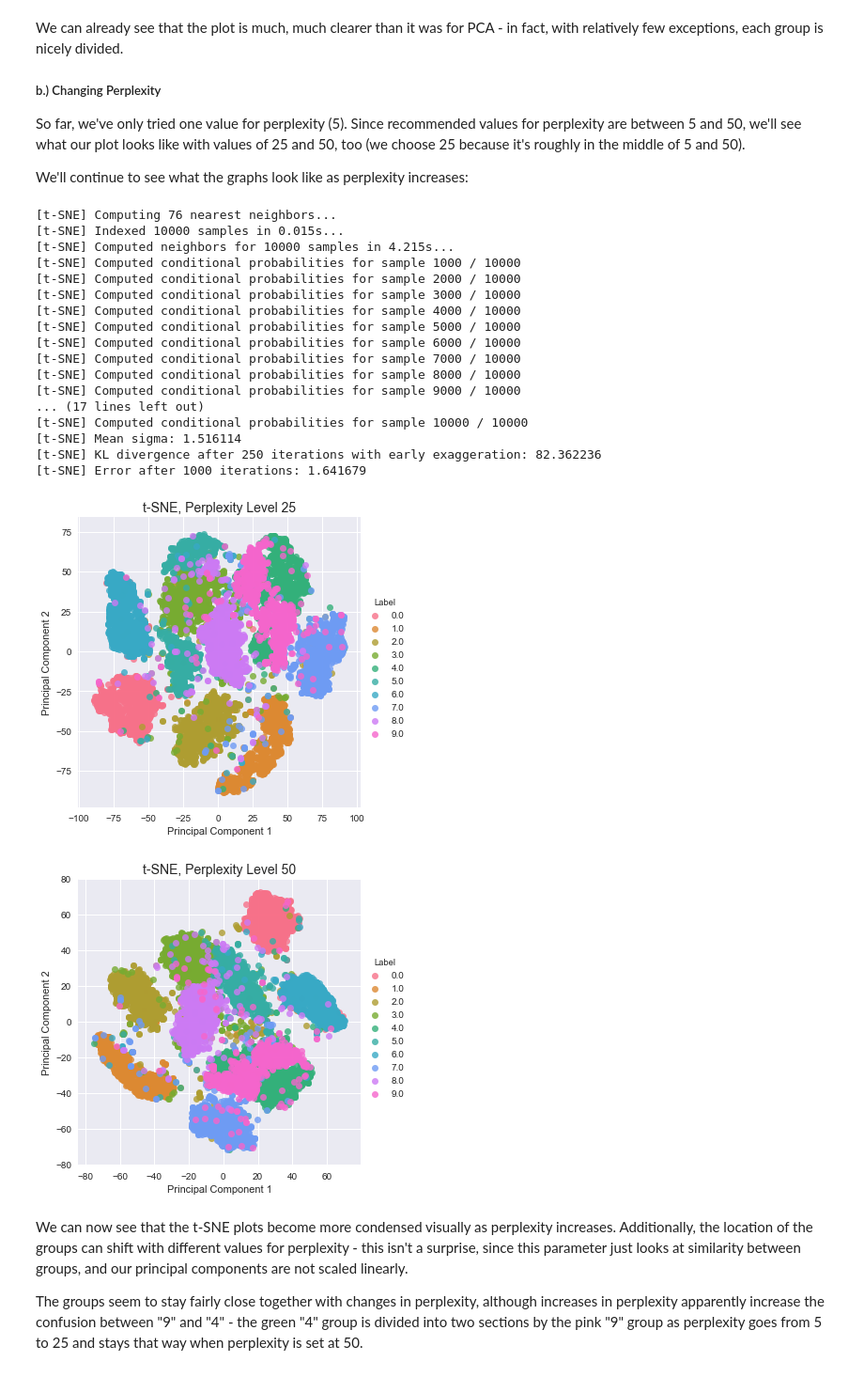
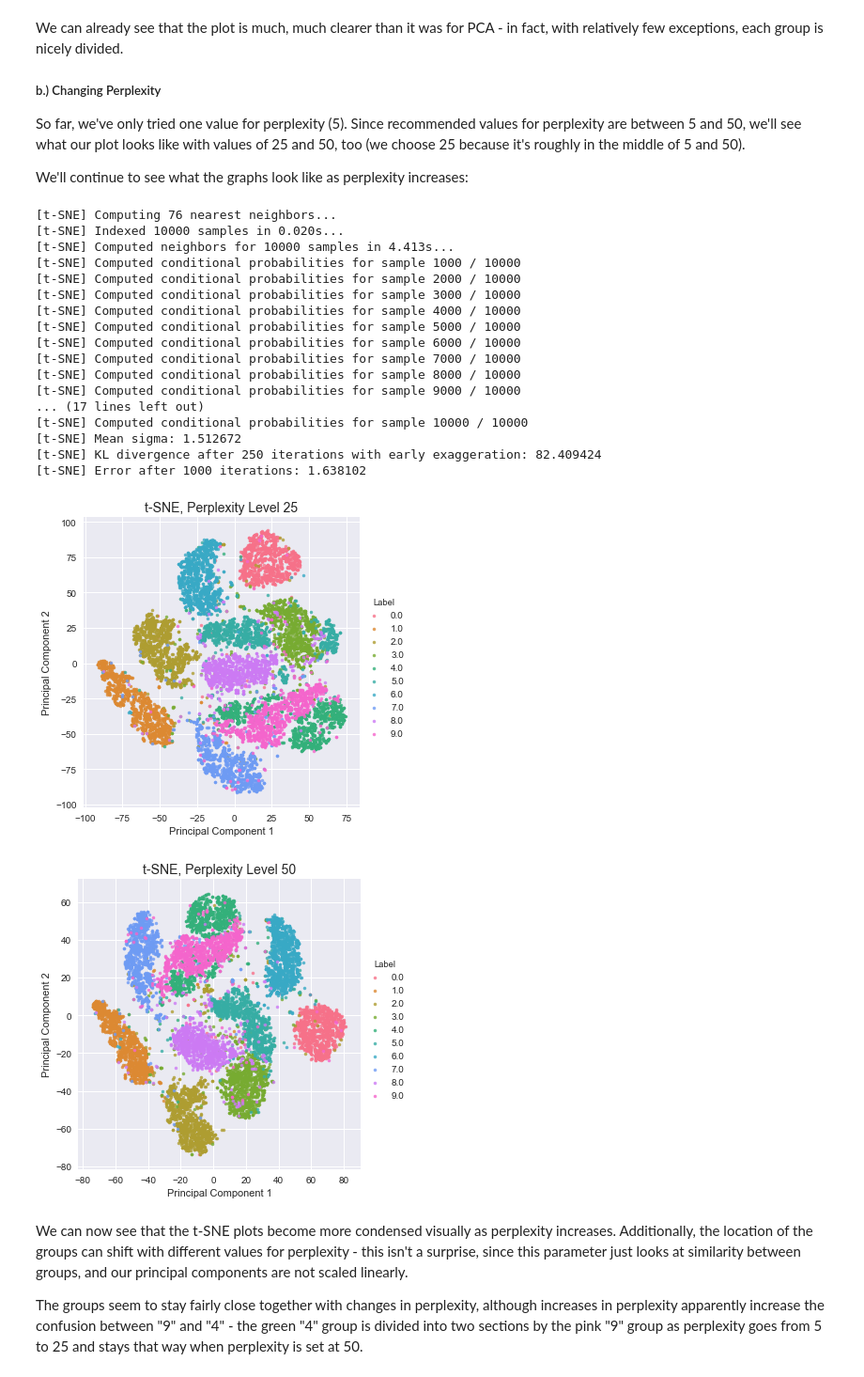
Before and after one commit to jhigbee2/byu_econ_applied_machine_learning, a Jupyter notebook: homeworks/ps5.ipynb, the cells around one changed output. Shown at 94% size. Drawn from its saved outputs; the diff is of its cells as text; code cells hidden in the pictures.

```diff
--- a/homeworks/ps5.ipynb
+++ b/homeworks/ps5.ipynb
@@ -316,43 +322,47 @@ We'll continue to see what the graphs look like as perplexity increases:
 # %%
 tsne25 = TSNE(n_components=2, verbose=1, perplexity=25, n_iter=1000, learning_rate=200)
 tsne_results25 = tsne25.fit_transform(X_pca[rows[:n_select],:])
 print("")
 tsne50 = TSNE(n_components=2, verbose=1, perplexity=50, n_iter=1000, learning_rate=200)
 tsne_results50 = tsne50.fit_transform(X_pca[rows[:n_select],:])
 
-df_tsne25 = pd.DataFrame(tsne_results25, columns=['Principal Component 1', 'Principal Component 2'])
+df_tsne25 = pd.DataFrame(tsne_results25, columns=['Principal Component 1',
+                                                  'Principal Component 2'])
 df_tsne25['Label'] = y[rows[:n_select]]
-sns.lmplot(x='Principal Component 1', y='Principal Component 2', data=df_tsne25, hue='Label', fit_reg=False)
+sns.lmplot(x='Principal Component 1', y='Principal Component 2', data=df_tsne25,
+           hue='Label', fit_reg=False, markers = ".")
 ax = plt.gca()
 ax.set_title("t-SNE, Perplexity Level 25", fontsize = 14)
 plt.show()
 
-df_tsne50 = pd.DataFrame(tsne_results50, columns=['Principal Component 1', 'Principal Component 2'])
+df_tsne50 = pd.DataFrame(tsne_results50, columns=['Principal Component 1',
+                                                  'Principal Component 2'])
 df_tsne50['Label'] = y[rows[:n_select]]
-sns.lmplot(x='Principal Component 1', y='Principal Component 2', data=df_tsne50, hue='Label', fit_reg=False)
+sns.lmplot(x='Principal Component 1', y='Principal Component 2',
+           data=df_tsne50, hue='Label', fit_reg=False, markers = ".")
 ax = plt.gca()
 ax.set_title("t-SNE, Perplexity Level 50", fontsize = 14)
 plt.show()
 # %% [output]
 [t-SNE] Computing 76 nearest neighbors...
-[t-SNE] Indexed 10000 samples in 0.015s...
-[t-SNE] Computed neighbors for 10000 samples in 4.215s...
+[t-SNE] Indexed 10000 samples in 0.020s...
+[t-SNE] Computed neighbors for 10000 samples in 4.413s...
 [t-SNE] Computed conditional probabilities for sample 1000 / 10000
 [t-SNE] Computed conditional probabilities for sample 2000 / 10000
 [t-SNE] Computed conditional probabilities for sample 3000 / 10000
 [t-SNE] Computed conditional probabilities for sample 4000 / 10000
 [t-SNE] Computed conditional probabilities for sample 5000 / 10000
 [t-SNE] Computed conditional probabilities for sample 6000 / 10000
 [t-SNE] Computed conditional probabilities for sample 7000 / 10000
 [t-SNE] Computed conditional probabilities for sample 8000 / 10000
 [t-SNE] Computed conditional probabilities for sample 9000 / 10000
 ... (17 lines left out)
 [t-SNE] Computed conditional probabilities for sample 10000 / 10000
-[t-SNE] Mean sigma: 1.516114
-[t-SNE] KL divergence after 250 iterations with early exaggeration: 82.362236
-[t-SNE] Error after 1000 iterations: 1.641679
+[t-SNE] Mean sigma: 1.512672
+[t-SNE] KL divergence after 250 iterations with early exaggeration: 82.409424
+[t-SNE] Error after 1000 iterations: 1.638102
-[figure, old version]
+[figure, new version]
-[figure, old version]
+[figure, new version]
 # %% [markdown]
 We can now see that the t-SNE plots become more condensed visually as perplexity increases. Additionally, the location of the groups can shift with different values for perplexity - this isn't a surprise, since this parameter just looks at similarity between groups, and our principal components are not scaled linearly.
 
```
Also changed, not shown: parts of 41 cells of this notebook.
